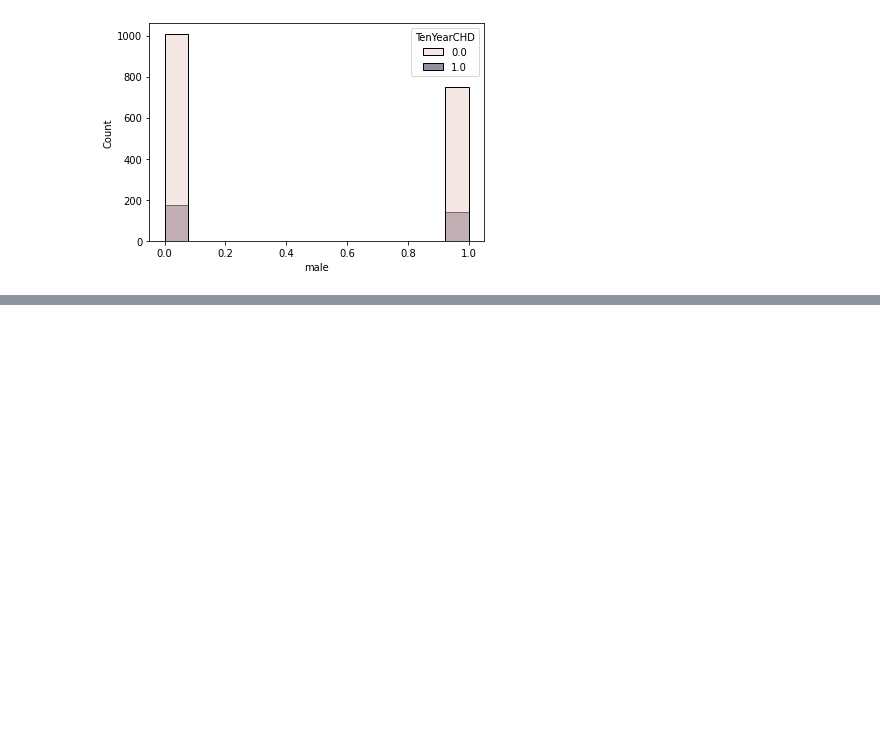
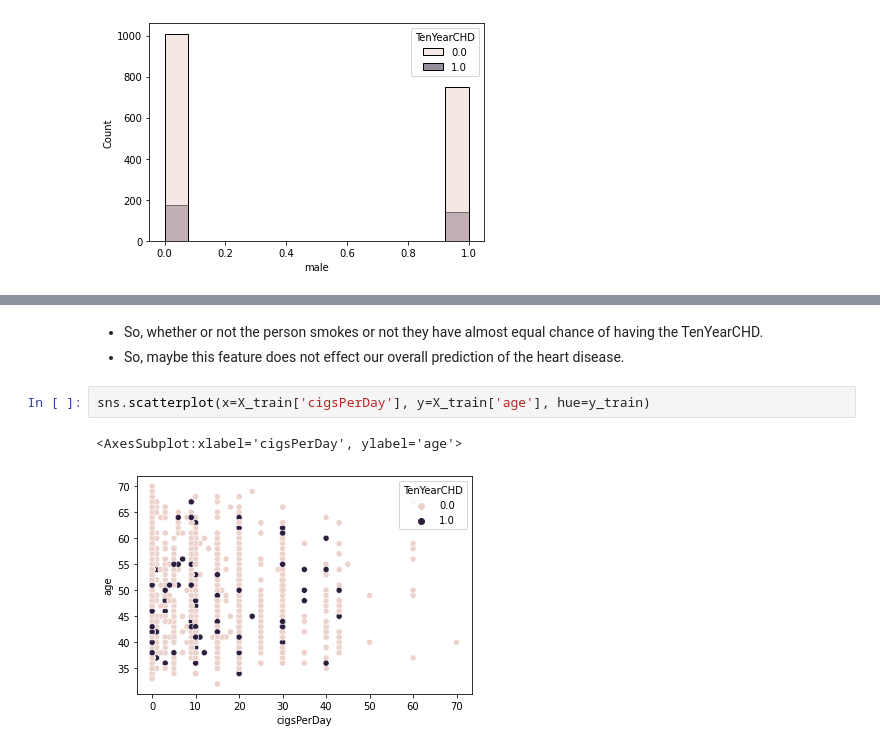
Before and after one commit to RedocamaI/heart_disease_predictor, a Jupyter notebook: heart_disease_predictor.ipynb, the cells around one changed output, grey strips where cells are left out. Drawn from its saved outputs; the diff is of its cells as text; blank space fills up the shorter version.

```diff
--- a/heart_disease_predictor.ipynb
+++ b/heart_disease_predictor.ipynb
@@ -299,0 +320,8 @@ sns.histplot(x=X_train['male'], hue=y_train)
+# %% [markdown]
+- So, whether or not the person smokes or not they have almost equal chance of having the TenYearCHD.
+- So, maybe this feature does not effect our overall prediction of the heart disease.
+# %%
+sns.scatterplot(x=X_train['cigsPerDay'], y=X_train['age'], hue=y_train)
+# %% [output]
+<AxesSubplot:xlabel='cigsPerDay', ylabel='age'>
+[figure, added]
```
Also changed, not shown: parts of 7 cells of this notebook.
